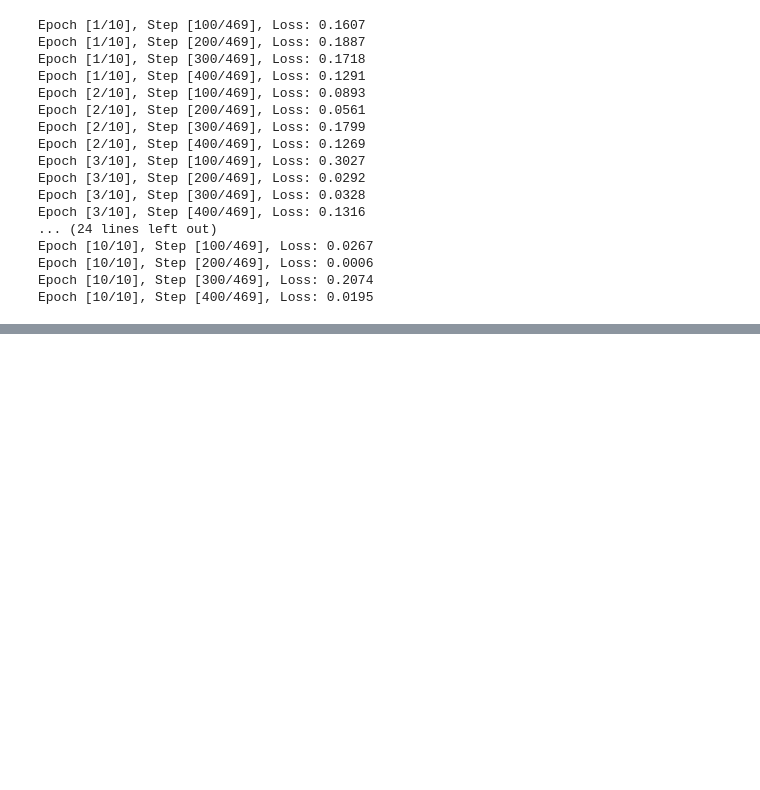
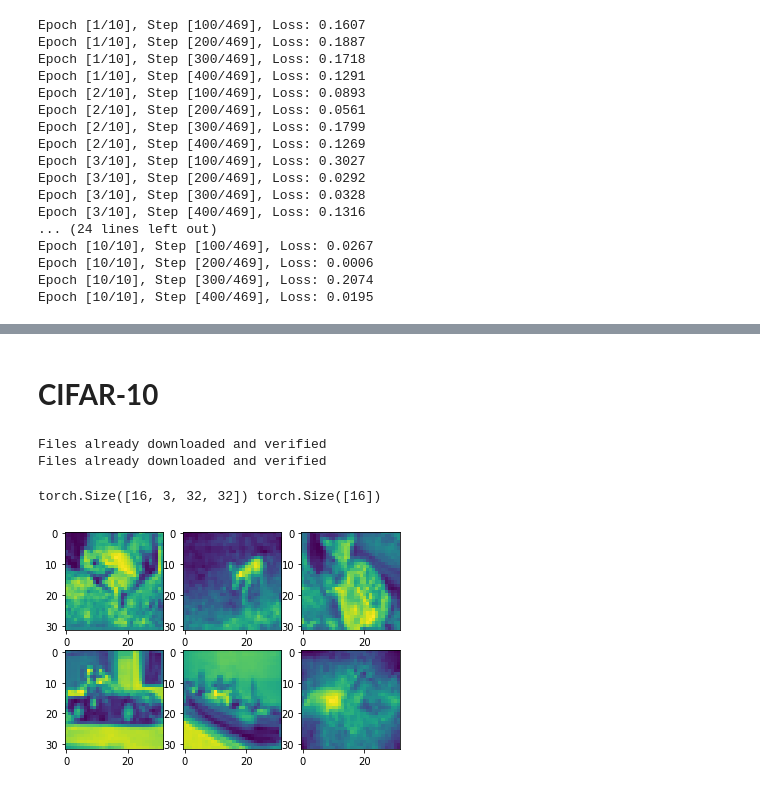
Before and after one commit to RRaphaell/Pytorch_notes, a Jupyter notebook: notes.ipynb, the cells around one changed output, grey strips where cells are left out. Saved outputs shown, nothing was run; the diff lists cells and outputs as text; code cells hidden in the pictures; blank space fills up the shorter version.

Commit message:
add cifar10 model

```diff
--- a/notes.ipynb
+++ b/notes.ipynb
@@ -564,0 +583,44 @@ Accuracy of the network on the 10000 test images: 97.27 %
+# %% [markdown]
+# **CIFAR-10**
+# %%
+# Hyper-parameters
+num_epochs = 10
+batch_size = 16
+learning_rate = 0.001
+
+# dataset has PILImage images of range [0, 1].
+# We transform them to Tensors of normalized range [-1, 1]
+transform = torchvision.transforms.Compose(
+    [torchvision.transforms.ToTensor(),
+     torchvision.transforms.Normalize((0.5, 0.5, 0.5), (0.5, 0.5, 0.5))])
+
+# CIFAR10: 60000 32x32 color images in 10 classes, with 6000 images per class
+train_dataset = torchvision.datasets.CIFAR10(root='./data', train=True,
+                                        download=True, transform=transform)
+
+test_dataset = torchvision.datasets.CIFAR10(root='./data', train=False,
+                                       download=True, transform=transform)
+
+train_loader = torch.utils.data.DataLoader(train_dataset, batch_size=batch_size,
+                                          shuffle=True)
+
+test_loader = torch.utils.data.DataLoader(test_dataset, batch_size=batch_size,
+                                         shuffle=False)
+
+classes = ('plane', 'car', 'bird', 'cat', 'deer', 'dog', 'frog', 'horse', 'ship', 'truck')
+# %% [output]
+Files already downloaded and verified
+Files already downloaded and verified
+# %%
+dataiter = iter(train_loader)
+data = dataiter.next()
+samples, labels = data
+print(samples.shape, labels.shape)
+
+for i in range(6):
+  plt.subplot(2, 3, i+1)
+  plt.imshow(samples[i][0])
+plt.show()
+# %% [output]
+torch.Size([16, 3, 32, 32]) torch.Size([16])
+[figure, added]
```
Also changed, not shown: parts of 9 cells of this notebook.
